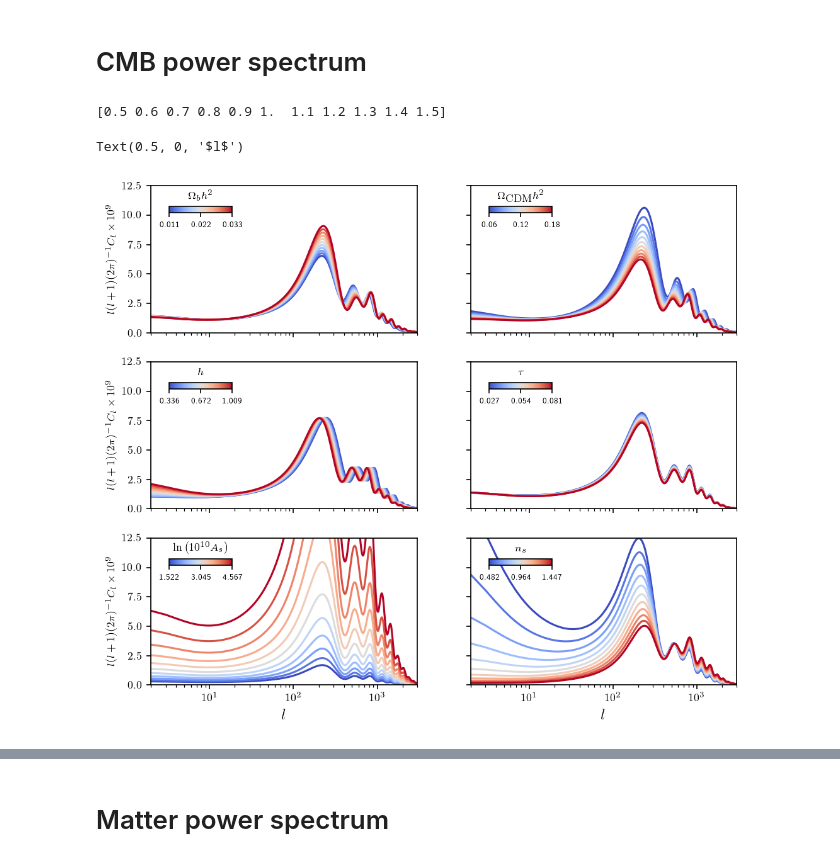
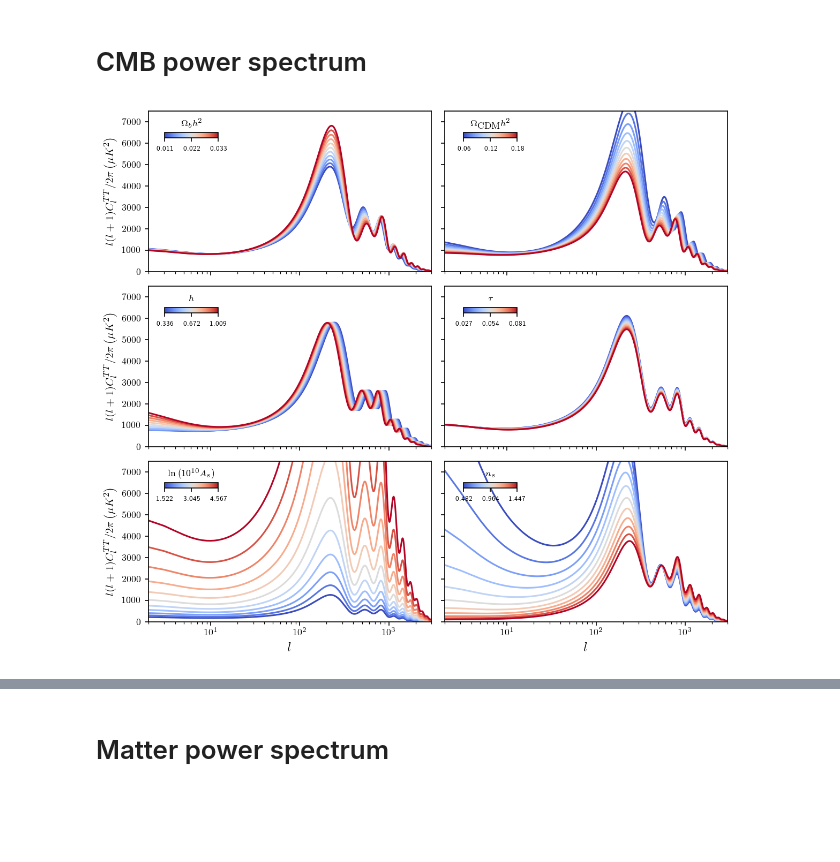
Before and after one commit to ChavezUriel/CosmoProj2, a Jupyter notebook: plots.ipynb, the cells around one changed output, grey strips where cells are left out. Cells and saved outputs as stored; diff of their text form; code cells hidden in the pictures; blank space fills up the shorter version.

Commit message:
More cmb spectrum plots and experimetal data

```diff
--- a/plots.ipynb
+++ b/plots.ipynb
@@ -20,13 +21,22 @@ for i in range(6*n_vars):
     else:
         runs.append(str(i))
 
-data_bg = {}
-data_cl = {}
-data_pk = {}
+data_bg = []
+data_cl = []
+data_pk = []
 for i in range(len(runs)):
-    data_bg[int(runs[i])] = np.loadtxt("outs/default" + runs[i] + "_background.dat").T
-    data_cl[int(runs[i])] = np.loadtxt("outs/default" + runs[i] + "_cl.dat").T
-    data_pk[int(runs[i])] = np.loadtxt("outs/default" + runs[i] + "_pk.dat").T
+    data_bg.append(np.loadtxt("outs/default" + runs[i] + "_background.dat").T)
+    data_cl.append(np.loadtxt("outs/default" + runs[i] + "_cl.dat").T)
+    data_pk.append(np.loadtxt("outs/default" + runs[i] + "_pk.dat").T)
+
+data_bg = pd.Series(data_bg)
+data_cl = pd.Series(data_cl)
+data_pk = pd.Series(data_pk)
+# %%
+for i in range(len(data_bg)):
+    for j in range(len(data_bg[i])):
+        if(len(data_bg[i][j]) != 3000):
+            print(len(data_bg[i][j]))
 # %%
 # Parameters names and Planck colaboration values
 params_str = [r"$\Omega_b h^2$", r"$\Omega_{\textrm{CDM}} h^2$", r"$h$", r"$\tau$", r"$\textrm{ln}\left(10^{10}A_s\right)$", r"$n_s$"]
@@ -37,35 +92,14 @@ mults = np.array([0.5 + i*(1/(n_vars-1))for i in range(n_vars)])
 # %% [markdown]
 # CMB power spectrum
-# %%
-fig, ax = plt.subplots(3, 2, figsize=(8,7), dpi=150, sharex = True, sharey = True)
-cNorm = colors.Normalize(vmin=0.5, vmax=1.5)
-cm = plt.get_cmap('coolwarm')
-scalarMap = mplcm.ScalarMappable(norm=cNorm, cmap=cm)
-
-cb = np.zeros_like(ax)
-cbax = np.zeros_like(ax)
-
-for no_param in range(len(params)):
-    col = no_param % 2
-    row = int(no_param/2)
-    for i in range(n_vars*no_param,n_vars*(no_param+1)):
-        ax[row][col].plot(data_cl[i][0],10e9*data_cl[i][1],color = scalarMap.to_rgba(mults[i-n_vars*no_param]))
-
-    cbax[row][col] = inset_axes(ax[row][col], width="20%", height="5%", loc=2,bbox_to_anchor=(170+508*col,700-280*row,500,200))
-    cb[row][col] = matplotlib.colorbar.ColorbarBase(cbax[row][col],cmap=cm, norm=cNorm, orientation='horizontal',ticks=[0.5, 1.0, 1.5])
-    cbax[row][col].set_title(params_str[no_param], fontsize = 8)
-    cb[row][col].ax.set_xticklabels((np.array([0.5, 1.0, 1.5])*params[no_param]*1000).astype(int)/1000,fontsize = 6)
-
-ax[0,0].set_xscale("log")
-ax[0,0].set_ylim(0,12.5)
-ax[0,0].set_xlim(2e0,3*10e2)
-
-ax[0,0].set_ylabel(r"$l(l+1)(2\pi)^{-1}C_l\times 10^9$", fontsize  = 8)
-ax[1,0].set_ylabel(r"$l(l+1)(2\pi)^{-1}C_l\times 10^9$", fontsize  = 8)
-ax[2,0].set_ylabel(r"$l(l+1)(2\pi)^{-1}C_l\times 10^9$", fontsize  = 8)
-ax[2,0].set_xlabel(r"$l$", fontsize  = 12)
-ax[2,1].set_xlabel(r"$l$", fontsize  = 12)
-# %% [output]
-[0.5 0.6 0.7 0.8 0.9 1.  1.1 1.2 1.3 1.4 1.5]
-Text(0.5, 0, '$l$')
-[figure, removed]
+# %%
+def func_cl(x):
+    return 0.75 * 10e12 * x
+
+param_vars_plots(data_cl, 0, 1, func_cl,
+                 xlabel = r"$l$",
+                 ylabel = r"$l(l+1)C^{TT}_l/2\pi \left(\mu K^2\right)$",
+                 xlog = True,
+                 xlims = [2e0,3e3],
+                 ylims = [0,7.5e3])
+# %% [output]
+[figure, added]
```
Also changed, not shown: parts of 10 cells of this notebook, 1 other file.
